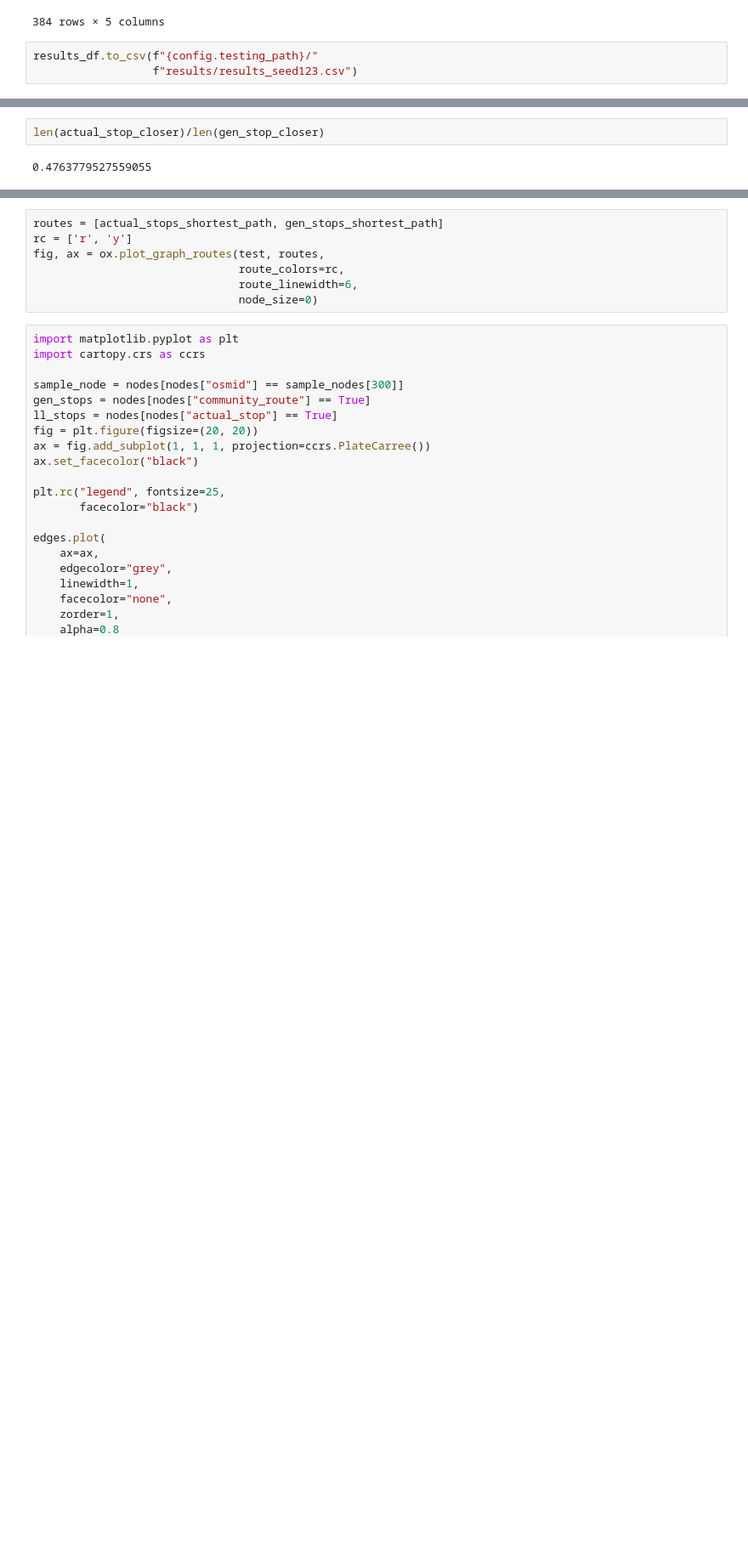
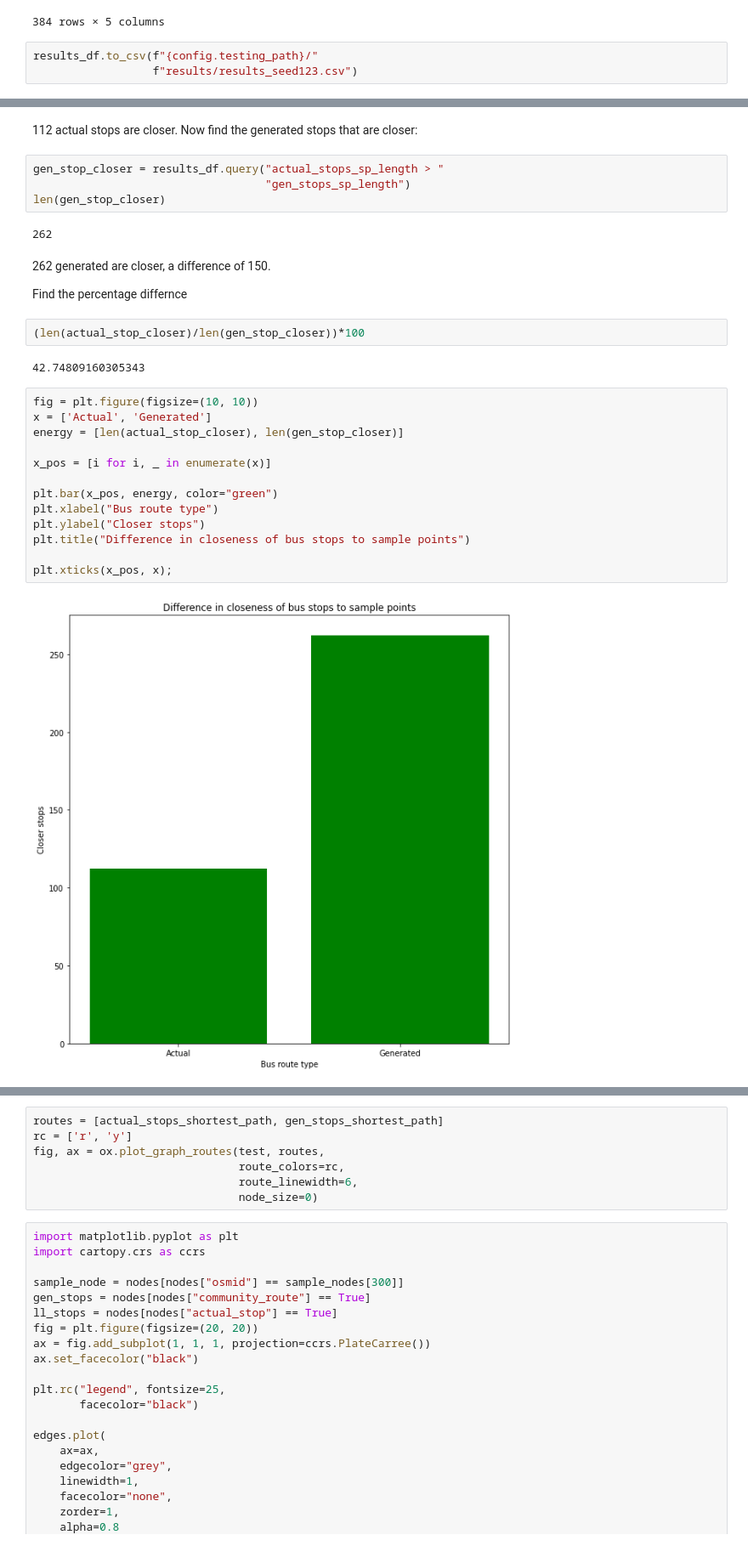
Before and after one commit to ancodia/donegal-bus-routes, a Jupyter notebook: testing/notebooks/testing.ipynb, the cells around one changed output, grey strips where cells are left out. Shown at 85% size. Drawn from its saved outputs; the diff is of its cells as text; blank space fills up the shorter version.

```diff
--- a/testing/notebooks/testing.ipynb
+++ b/testing/notebooks/testing.ipynb
@@ -212,4 +172,31 @@ avg_distance_to_gen = results_df["gen_stops_sp_length"].mean()
+# %% [markdown]
+112 actual stops are closer. Now find the generated stops that are closer:
+# %%
+gen_stop_closer = results_df.query("actual_stops_sp_length > "
+                                   "gen_stops_sp_length")
+len(gen_stop_closer)
+# %% [output]
+262
+# %% [markdown]
+262 generated are closer, a difference of 150.
+
+Find the percentage differnce
 # %%
-len(actual_stop_closer)/len(gen_stop_closer)
+(len(actual_stop_closer)/len(gen_stop_closer))*100
 # %% [output]
-0.4763779527559055
+42.74809160305343
+# %%
+fig = plt.figure(figsize=(10, 10))
+x = ['Actual', 'Generated']
+energy = [len(actual_stop_closer), len(gen_stop_closer)]
+
+x_pos = [i for i, _ in enumerate(x)]
+
+plt.bar(x_pos, energy, color="green")
+plt.xlabel("Bus route type")
+plt.ylabel("Closer stops")
+plt.title("Difference in closeness of bus stops to sample points")
+
+plt.xticks(x_pos, x);
+# %% [output]
+[figure, added]
```
Also changed, not shown: parts of 44 cells of this notebook, 8 other files.
